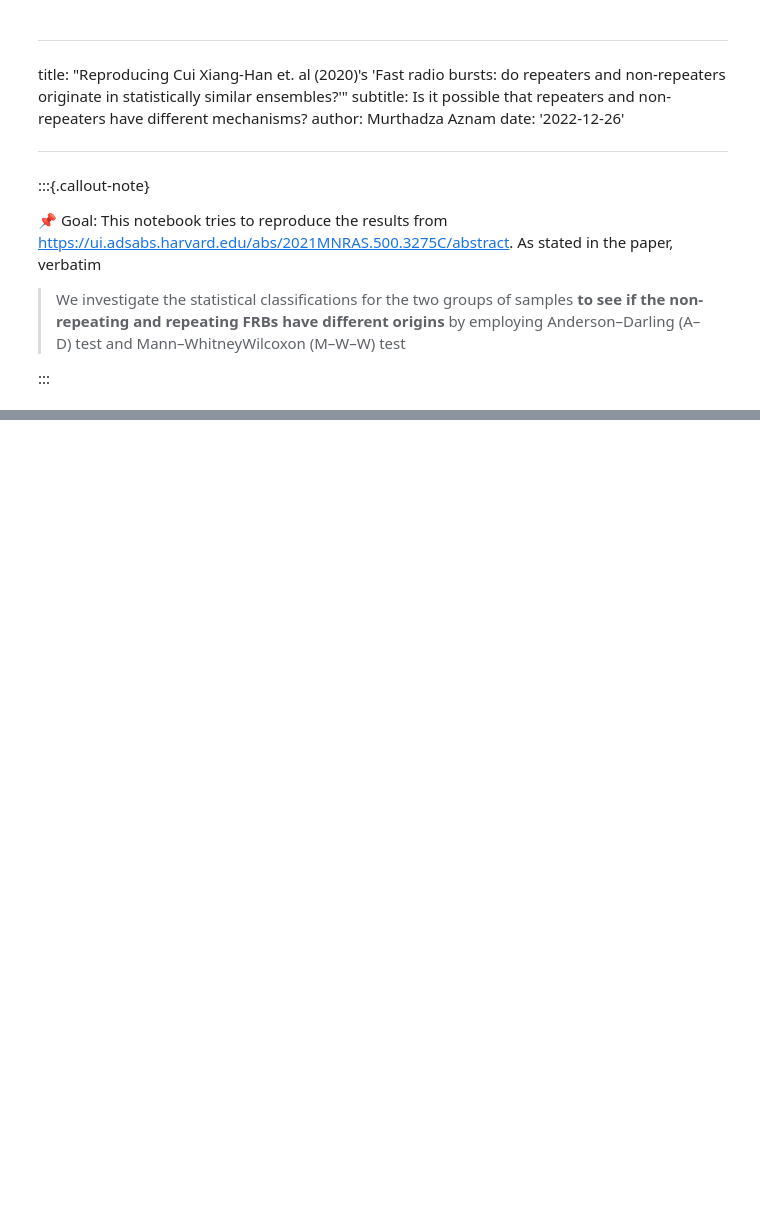
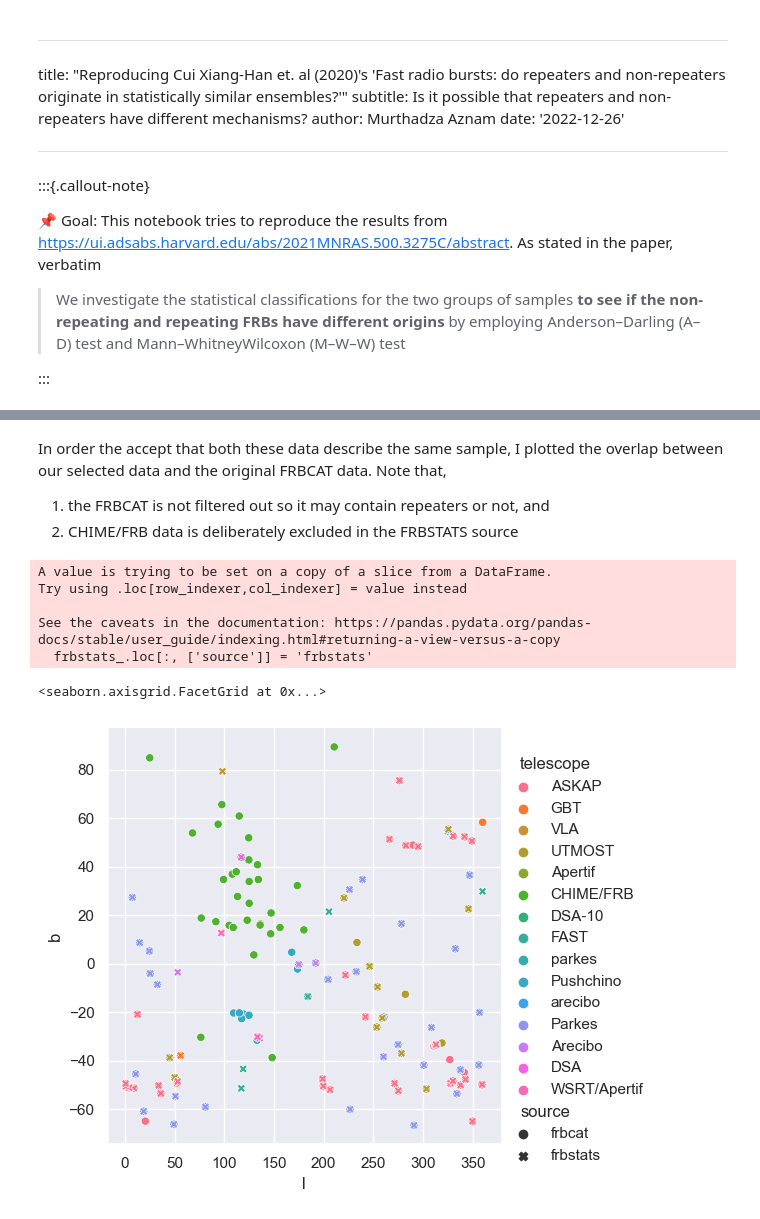
Before and after one commit to Thaza-Kun/sarjana, a Jupyter notebook: notebooks/06-repeaters-and-non-repeaters-statisticaly-similar-ensembles.ipynb, the cells around one changed output, grey strips where cells are left out. Saved outputs shown, nothing was run; the diff lists cells and outputs as text; code cells hidden in the pictures; blank space fills up the shorter version.

Commit message:
⚙ FIX: Uses FRBSTATS as proxy instead

```diff
--- a/notebooks/06-repeaters-and-non-repeaters-statisticaly-similar-ensembles.ipynb
+++ b/notebooks/06-repeaters-and-non-repeaters-statisticaly-similar-ensembles.ipynb
@@ -19,0 +44,6 @@ import seaborn as sns
+# %%
+# Load FRBCAT Catalogue (to be used in some filters)
+
+frbcat = pd.read_csv("../data/raw/external/frbcat_20221227.csv", parse_dates=['utc'])
+
+frbcat.info()
@@ -19,0 +69,26 @@ import seaborn as sns
+# %%
+# Load FRBSTATS catalogue and do appropriate filter
+
+# A separate list is used because FRBCAT uses a different name
+frbstats_telescope_names_available_in_frbcat = ['Parkes', 'Arecibo', 'Pushchino', 'FAST', 'DSA', 'CHIME', 'WSRT/Apertif', 'UTMOST', 'VLA', 'GBT', 'ASKAP']
+frbstats_float_columns = ['l', 'b', 'frequency', 'dm', 'flux', 'width', 'fluence', 'snr', 'redshift']
+
+repeaters_samples = pd.read_csv('../data/raw/external/FRBSTATS2022-11-23_repeaters.csv', index_col=0)
+frbstats = pd.read_csv('../data/raw/external/FRBSTATS2022-11-23_population.csv',
+    parse_dates=['utc'],
+    dtype={telescope: float for telescope in frbstats_telescope_names_available_in_frbcat},
+    na_values=["-"]
+    )
+# Label repeaters
+frbstats["repeater"] = False
+frbstats.loc[frbstats["frb"].isin(repeaters_samples["samples"]),"repeater"] = True
+
+selected_data = frbstats[
+    (frbstats['repeater'] == False) &
+    (frbstats["width"] <= 35) &
+    (frbstats["telescope"].isin(frbstats_telescope_names_available_in_frbcat)) &
+    (frbstats['telescope'] != 'CHIME') &
+    (frbstats["utc"].between(frbcat["utc"].min(), frbcat["utc"].max()))
+    ]
+
+selected_data.info()
@@ -19,0 +113,21 @@ import seaborn as sns
+# %% [markdown]
+In order the accept that both these data describe the same sample, I plotted the overlap between our selected data and the original FRBCAT data.
+Note that,
+1. the FRBCAT is not filtered out so it may contain repeaters or not, and
+2. CHIME/FRB data is deliberately excluded in the FRBSTATS source
+# %%
+frbcat_ = frbcat.rename(columns={'frb_name':'frb','rop_raj': 'ra', 'rop_decj': 'dec', 'rop_gb': 'b', 'rop_gl': 'l', 'rmp_width': 'width', 'rmp_dm': 'dm', 'rmp_snr': 'snr'})
+frbcat_.loc[:, ['source']] = 'frbcat'
+frbstats_ = selected_data[['frb', 'utc', 'telescope', 'ra', 'dec', 'l', 'b', 'dm', 'width', 'snr']]
+frbstats_.loc[:, ['source']] = 'frbstats'
+frbpopulation_merged = pd.concat([frbcat_, frbstats_])
+
+sns.relplot(data=frbpopulation_merged, x='l', y='b', style='source', hue='telescope')
+# %% [output]
+A value is trying to be set on a copy of a slice from a DataFrame.
+Try using .loc[row_indexer,col_indexer] = value instead
+
+See the caveats in the documentation: https://pandas.pydata.org/pandas-docs/stable/user_guide/indexing.html#returning-a-view-versus-a-copy
+  frbstats_.loc[:, ['source']] = 'frbstats'
+<seaborn.axisgrid.FacetGrid at 0x...>
+[figure, added]
```
Also changed, not shown: parts of 10 cells of this notebook, 2 other files.
